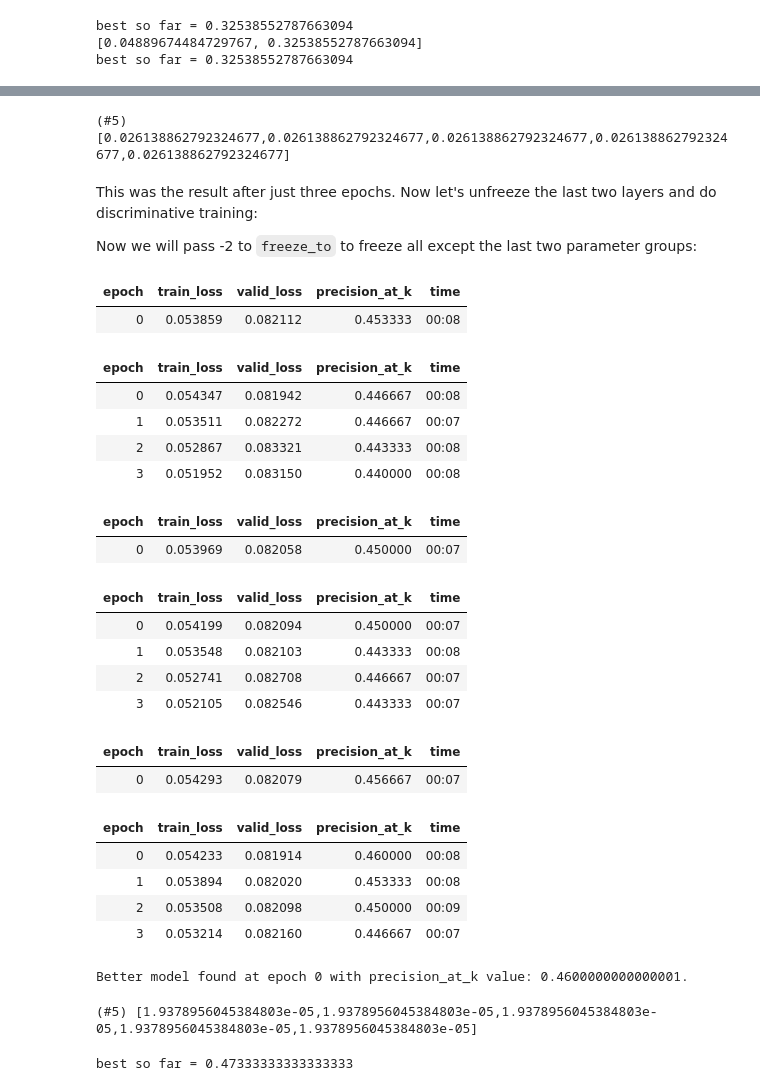
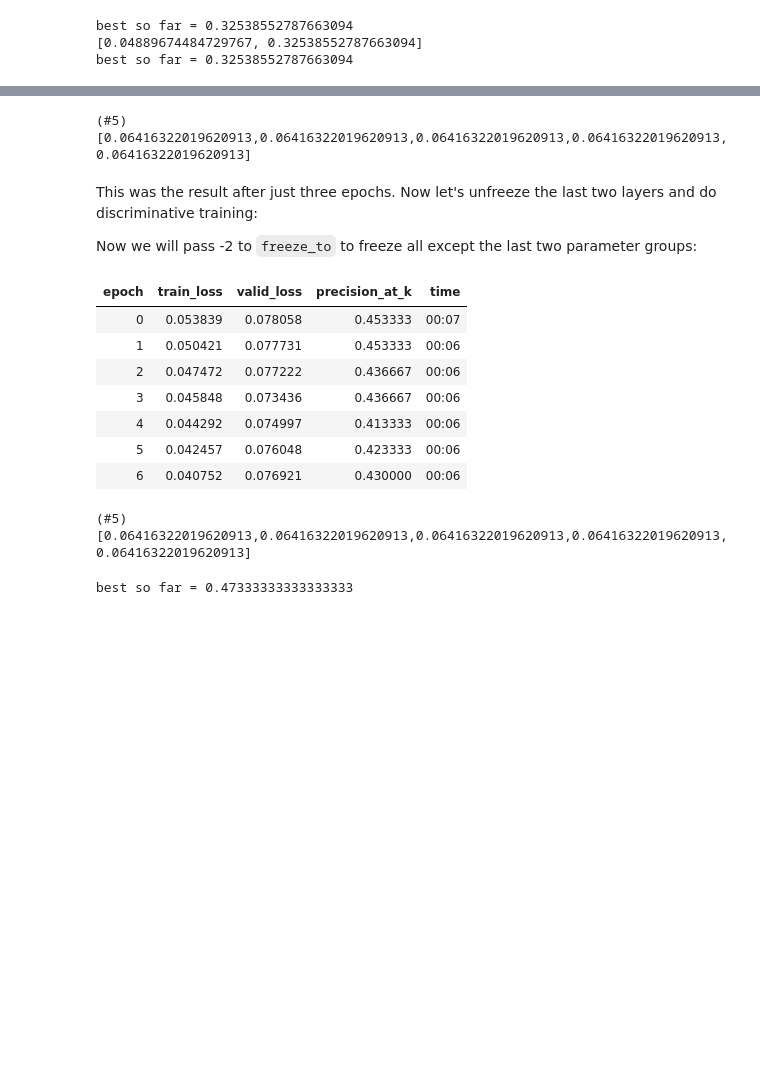
Before and after one commit to debjyotiSRoy/xcube, a Jupyter notebook: nbs/18_tutorial.train_mimic3.ipynb, the cells around one changed output, grey strips where cells are left out. Drawn from its saved outputs; the diff is of its cells as text; code cells hidden in the pictures; blank space fills up the shorter version.

```diff
--- a/nbs/18_tutorial.train_mimic3.ipynb
+++ b/nbs/18_tutorial.train_mimic3.ipynb
@@ -971,9 +952,10 @@ best so far = 0.32538552787663094
 # %%
 learn.cbs[-4].reset_on_fit = False
 print(learn.cbs[-4].reset_on_fit)
-for i in range(4, 0, -1):
-    learn.fit_one_cycle(1, lr_max=0.14*i, moms=(0.8,0.7,0.8), wd=0.1)
-    learn.fit_one_cycle(5, lr_max=0.14*i, moms=(0.8,0.7,0.8), wd=0.1)
+# for i in range(4, 0, -1):
+#     learn.fit_one_cycle(1, lr_max=0.14*i, moms=(0.8,0.7,0.8), wd=0.1)
+#     learn.fit_one_cycle(5, lr_max=0.14*i, moms=(0.8,0.7,0.8), wd=0.1)
+learn.fit_sgdr(4, 1, lr_max=0.2, wd=0.1)
 # %% [output]
 False
 | epoch | train_loss | valid_loss | precision_at_k | time |
@@ -1029,7 +995,7 @@ best so far = 0.47000000000000003
 learn.opt.hypers.map(lambda d: d['lr'])
 # L(apply(d.get, ['wd', 'lr']))
 # %% [output]
-(#5) [0.026138862792324677,0.026138862792324677,0.026138862792324677,0.026138862792324677,0.026138862792324677]
+(#5) [0.06416322019620913,0.06416322019620913,0.06416322019620913,0.06416322019620913,0.06416322019620913]
 # %% [markdown]
 This was the result after just three epochs. Now let's unfreeze the last two layers and do discriminative training:
 
@@ -1038,37 +1004,23 @@ Now we will pass -2 to `freeze_to` to freeze all except the last two parameter g
 learn.freeze_to(-2)
 # learn.freeze_to(-4)
 # %%
-for i in range(3, 0, -1):
-    learn.fit_one_cycle(1, lr_max=1e-3*i, moms=(0.8,0.7,0.8), wd=0.2)
-    learn.fit_one_cycle(4, lr_max=1e-3*i, moms=(0.8,0.7,0.8), wd=0.2)
+# learn.fit_one_cycle(1, lr_max=1e-3*i, moms=(0.8,0.7,0.8), wd=0.2)
+# learn.fit_one_cycle(4, lr_max=1e-3*i, moms=(0.8,0.7,0.8), wd=0.2)
+learn.fit_sgdr(3, 1, lr_max=0.02, wd=0.1)
 # %% [output]
 | epoch | train_loss | valid_loss | precision_at_k | time |
-| 0 | 0.053859 | 0.082112 | 0.453333 | 00:08 |
+| 0 | 0.053839 | 0.078058 | 0.453333 | 00:07 |
+| 1 | 0.050421 | 0.077731 | 0.453333 | 00:06 |
+| 2 | 0.047472 | 0.077222 | 0.436667 | 00:06 |
+| 3 | 0.045848 | 0.073436 | 0.436667 | 00:06 |
+| 4 | 0.044292 | 0.074997 | 0.413333 | 00:06 |
+| 5 | 0.042457 | 0.076048 | 0.423333 | 00:06 |
+| 6 | 0.040752 | 0.076921 | 0.430000 | 00:06 |
-| epoch | train_loss | valid_loss | precision_at_k | time |
-| 0 | 0.054347 | 0.081942 | 0.446667 | 00:08 |
-| 1 | 0.053511 | 0.082272 | 0.446667 | 00:07 |
-| 2 | 0.052867 | 0.083321 | 0.443333 | 00:08 |
-| 3 | 0.051952 | 0.083150 | 0.440000 | 00:08 |
-| epoch | train_loss | valid_loss | precision_at_k | time |
-| 0 | 0.053969 | 0.082058 | 0.450000 | 00:07 |
-| epoch | train_loss | valid_loss | precision_at_k | time |
-| 0 | 0.054199 | 0.082094 | 0.450000 | 00:07 |
-| 1 | 0.053548 | 0.082103 | 0.443333 | 00:08 |
-| 2 | 0.052741 | 0.082708 | 0.446667 | 00:07 |
-| 3 | 0.052105 | 0.082546 | 0.443333 | 00:07 |
-| epoch | train_loss | valid_loss | precision_at_k | time |
-| 0 | 0.054293 | 0.082079 | 0.456667 | 00:07 |
-| epoch | train_loss | valid_loss | precision_at_k | time |
-| 0 | 0.054233 | 0.081914 | 0.460000 | 00:08 |
-| 1 | 0.053894 | 0.082020 | 0.453333 | 00:08 |
-| 2 | 0.053508 | 0.082098 | 0.450000 | 00:09 |
-| 3 | 0.053214 | 0.082160 | 0.446667 | 00:07 |
-Better model found at epoch 0 with precision_at_k value: 0.4600000000000001.
 # %%
 learn.opt.hypers.map(lambda d: d['lr'])
 # L(apply(d.get, ['wd', 'lr']))
 # %% [output]
-(#5) [1.9378956045384803e-05,1.9378956045384803e-05,1.9378956045384803e-05,1.9378956045384803e-05,1.9378956045384803e-05]
+(#5) [0.06416322019620913,0.06416322019620913,0.06416322019620913,0.06416322019620913,0.06416322019620913]
 # %%
 validate(learn)
 # %% [output]
```
Also changed, not shown: parts of 6 cells of this notebook, 3 other files.
